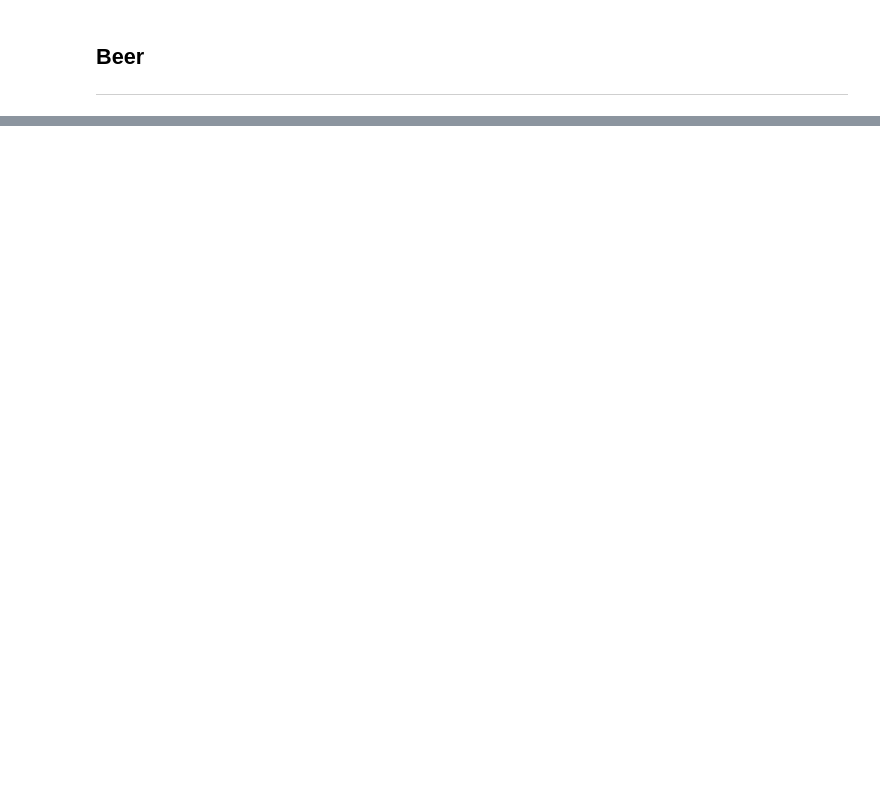
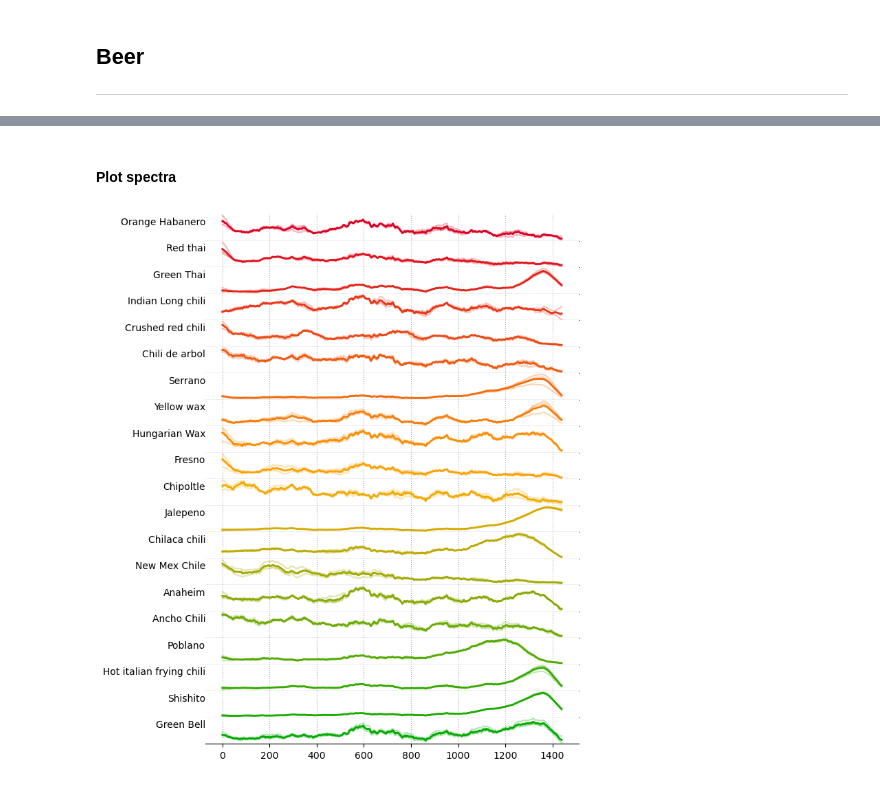
Before and after one commit to Arcadia-Science/2024-disco-raman-hackathon, a Jupyter notebook: notebooks/Fig-2_Raw-Spectra.ipynb, the cells around one changed output, grey strips where cells are left out. Cells and saved outputs as stored; diff of their text form; code cells hidden in the pictures; blank space fills up the shorter version.

```diff
--- a/notebooks/Fig-2_Raw-Spectra.ipynb
+++ b/notebooks/Fig-2_Raw-Spectra.ipynb
@@ -353,0 +25,12 @@ plt.savefig("../pub/figures/panel_C.svg", dpi=144)
+# %%
+# read csv file
+csv_file = "../data/beer/metadata.csv"
+beer_dataframe = pd.read_csv(csv_file).drop("Sample", axis=1)
+# get number of beers
+num_beers = len(beer_dataframe)
+
+# sort beers by ABV
+beer_dataframe = beer_dataframe.sort_values("ABV (%)", ascending=False)
+
+# show table
+beer_dataframe
@@ -353,0 +154,37 @@ plt.savefig("../pub/figures/panel_C.svg", dpi=144)
+# %%
+# glob all the chili spectra csvs
+csv_files = Path("../data/peppers/").glob("*/*.csv")
+chili_spectra = {}
+
+# loop through spectral data
+for csv_file in csv_files:
+    # match chili name from csv file to chili name in dataframe
+    chili_name_csv = csv_file.parent.name
+    chili_name = chili_dataframe.loc[
+        chili_dataframe["Abbreviation"] == chili_name_csv
+    ]["chili_variety"].item()
+
+    # mapping for spectral data
+    key = (chili_name, csv_file.stem)
+    spectrum = pd.read_csv(csv_file)["Intensity (a.u.)"].values
+    chili_spectra[key] = spectrum
+# %% [markdown]
+#### Plot spectra
+# %%
+# red to yellow to green
+chili_colors = ["#dd0022", "#ffaa00" ,"#00aa00"]
+
+# order beers by ABV
+chili_names_ordered = chili_dataframe.sort_values(
+    "mean_scoville", ascending=False
+)["chili_variety"].tolist()
+
+# plot spectra
+plot_spectra(
+    chili_spectra,
+    chili_dataframe,
+    samples_ordered=chili_names_ordered,
+    colors=chili_colors,
+)
+# %% [output]
+[figure, added]
```
Also changed, not shown: parts of 43 cells of this notebook.
